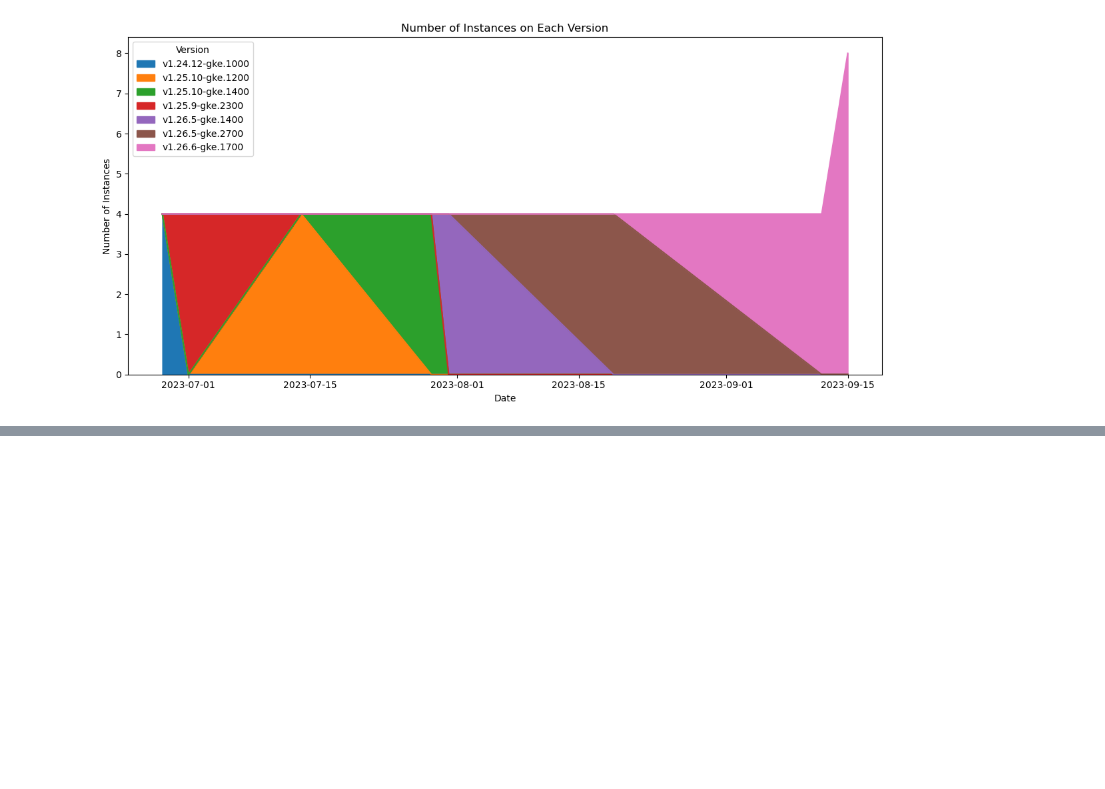
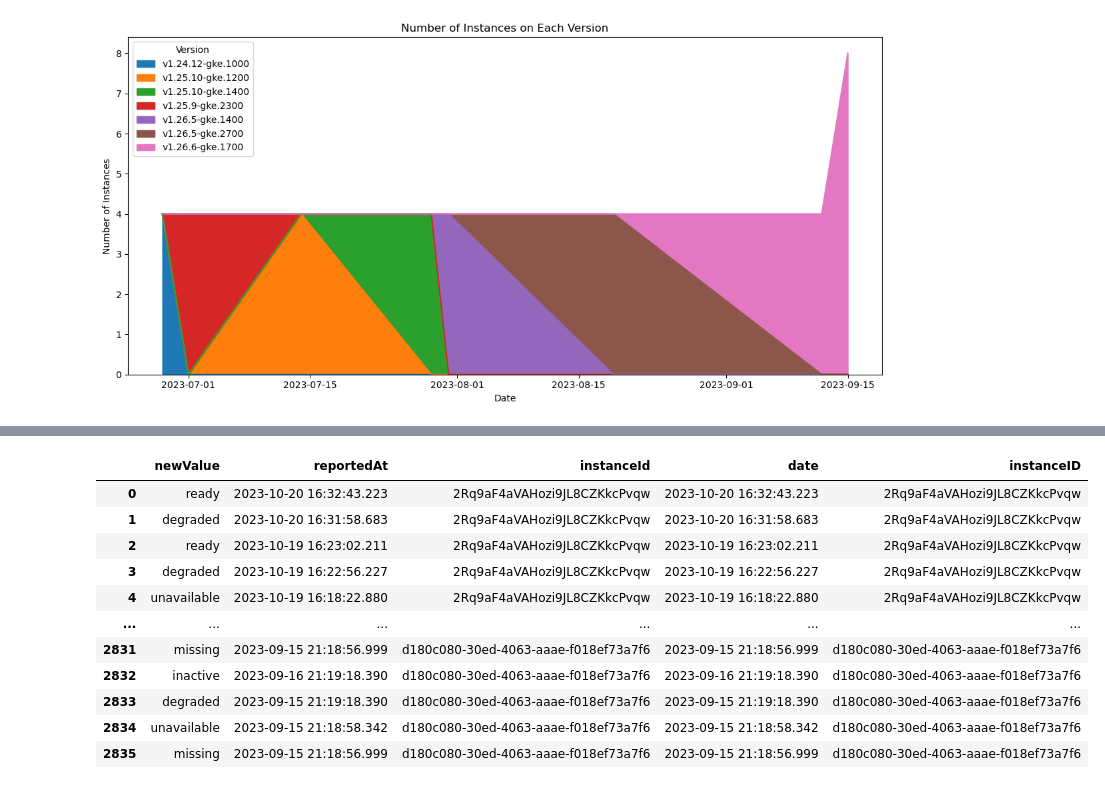
Before and after one commit to replicatedhq/wordpress-enterprise, a Jupyter notebook: analytics/notebooks/timeseries.ipynb, the cells around one changed output, grey strips where cells are left out. Drawn from its saved outputs; the diff is of its cells as text; code cells hidden in the pictures; blank space fills up the shorter version.

```diff
--- a/analytics/notebooks/timeseries.ipynb
+++ b/analytics/notebooks/timeseries.ipynb
@@ -253,0 +246,83 @@ df = df.sort_values(by=['instanceId', 'reportedAt'])
+# %%
+import pandas as pd
+
+def transform_event_data(data):
+    df = pd.DataFrame(data)
+    df['date'] = pd.to_datetime(df['date'])
+    df['rank'] = df['newValue'].map({'ready': 1, 'updating': 2, 'degraded': 3, 'unavailable': 4, 'missing': 5})
+
+    # Pick the worst status for each date-instanceID pair
+    worst_idx = df.groupby(['date', 'instanceID'])['rank'].idxmax()
+    df = df.loc[worst_idx].drop_duplicates()
+
+    all_dates = pd.date_range(start=df['date'].min(), end=df['date'].max())
+
+    df_expanded = (df.set_index(['date','instanceID'])
+                      .reindex(pd.MultiIndex.from_product([all_dates, df['instanceID'].unique()], names=['date','instanceID']))
+                      .reset_index())
+
+    df_expanded.sort_values(by=['instanceID','date'], inplace=True)
+    df_expanded['newValue'] = df_expanded.groupby('instanceID')['newValue'].ffill()
+    df_expanded['rank'] = df_expanded.groupby('instanceID')['rank'].ffill()
+
+    status_count = df_expanded.groupby(['date', 'newValue']).size().unstack(fill_value=0)
+
+    # Rename columns and reorder if needed
+    status_count = status_count.reindex(columns=['ready', 'updating', 'degraded', 'unavailable', 'missing'], fill_value=0)
+
+        # Reset the index name
+    status_count.index.name = None
+    return status_count
+
+test_data = {
+    'date': ['2023-10-01', '2023-10-03', '2023-10-03', '2023-10-05', '2023-10-05', '2023-10-07', '2023-10-07', '2023-10-09', '2023-10-09',
+             '2023-10-05', '2023-10-07', '2023-10-07', '2023-10-09', '2023-10-09','2023-10-10', '2023-10-10'],
+    'newValue': ['ready', 'degraded', 'ready', 'updating', 'missing', 'degraded', 'ready', 'degraded', 'ready',
+                 'ready', 'degraded', 'ready', 'degraded', 'ready', 'ready', 'ready'],
+    'instanceID': ['instance-1', 'instance-1', 'instance-1', 'instance-1', 'instance-1', 'instance-1', 'instance-1', 'instance-1', 'instance-1',
+                   'instance-2', 'instance-2', 'instance-2', 'instance-2', 'instance-2', 'instance-1', 'instance-2']
+}
+
+events_df = pd.DataFrame.from_records(events)
+events_df['date'] = pd.to_datetime(events_df['reportedAt'])
+events_df['instanceID'] = events_df['instanceId']
+events_df
+
+# result = transform_event_data(events_df)
+# print(result)
+
+# def plot_stacked_bar(df):
+#     # Plotting the data as stacked bar chart
+#     df.plot(kind='bar', stacked=True, figsize=(12, 8), width=0.8, colormap='viridis')
+
+#     # Adding titles and labels
+#     plt.title("Status Count Over Time")
+#     plt.xlabel("Date")
+#     plt.ylabel("Count")
+#     plt.grid(axis='y')
+#     plt.legend(loc='upper left')
+
+#     # Adjusting x-axis to make it more readable
+#     plt.xticks(rotation=45)
+
+#     # Display the plot
+#     plt.tight_layout()
+#     plt.show()
+
+# # Call the plot function
+# plot_stacked_bar(result)
+# #Simple assertion
+# pd.testing.assert_frame_equal(result, expected_output)
+# %% [output]
+|  | newValue | reportedAt | instanceId | date | instanceID |
+| 0 | ready | 2023-10-20 16:32:43.223 | 2Rq9aF4aVAHozi9JL8CZKkcPvqw | 2023-10-20 16:32:43.223 | 2Rq9aF4aVAHozi9JL8CZKkcPvqw |
+| 1 | degraded | 2023-10-20 16:31:58.683 | 2Rq9aF4aVAHozi9JL8CZKkcPvqw | 2023-10-20 16:31:58.683 | 2Rq9aF4aVAHozi9JL8CZKkcPvqw |
+| 2 | ready | 2023-10-19 16:23:02.211 | 2Rq9aF4aVAHozi9JL8CZKkcPvqw | 2023-10-19 16:23:02.211 | 2Rq9aF4aVAHozi9JL8CZKkcPvqw |
+| 3 | degraded | 2023-10-19 16:22:56.227 | 2Rq9aF4aVAHozi9JL8CZKkcPvqw | 2023-10-19 16:22:56.227 | 2Rq9aF4aVAHozi9JL8CZKkcPvqw |
+| 4 | unavailable | 2023-10-19 16:18:22.880 | 2Rq9aF4aVAHozi9JL8CZKkcPvqw | 2023-10-19 16:18:22.880 | 2Rq9aF4aVAHozi9JL8CZKkcPvqw |
+| ... | ... | ... | ... | ... | ... |
+| 2831 | missing | 2023-09-15 21:18:56.999 | d180c080-30ed-4063-aaae-f018ef73a7f6 | 2023-09-15 21:18:56.999 | d180c080-30ed-4063-aaae-f018ef73a7f6 |
+| 2832 | inactive | 2023-09-16 21:19:18.390 | d180c080-30ed-4063-aaae-f018ef73a7f6 | 2023-09-16 21:19:18.390 | d180c080-30ed-4063-aaae-f018ef73a7f6 |
+| 2833 | degraded | 2023-09-15 21:19:18.390 | d180c080-30ed-4063-aaae-f018ef73a7f6 | 2023-09-15 21:19:18.390 | d180c080-30ed-4063-aaae-f018ef73a7f6 |
+| 2834 | unavailable | 2023-09-15 21:18:58.342 | d180c080-30ed-4063-aaae-f018ef73a7f6 | 2023-09-15 21:18:58.342 | d180c080-30ed-4063-aaae-f018ef73a7f6 |
+| 2835 | missing | 2023-09-15 21:18:56.999 | d180c080-30ed-4063-aaae-f018ef73a7f6 | 2023-09-15 21:18:56.999 | d180c080-30ed-4063-aaae-f018ef73a7f6 |
```
Also changed, not shown: parts of 9 cells of this notebook.
